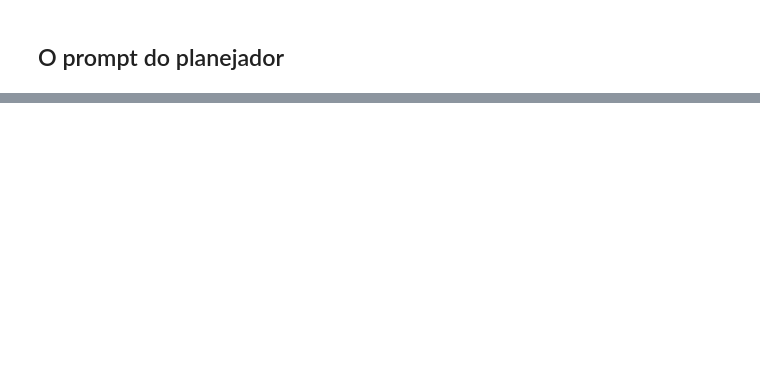
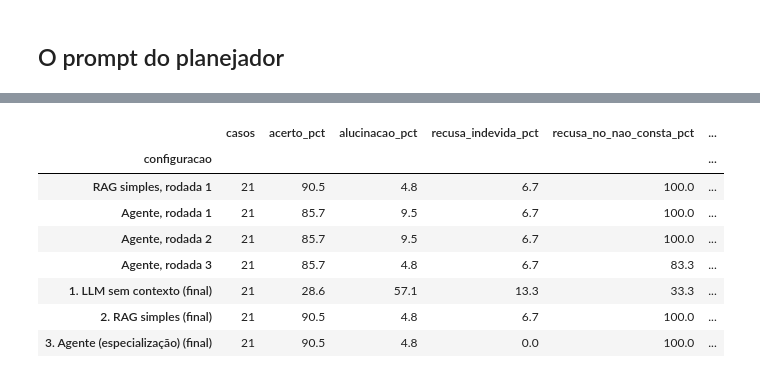
Before and after one commit to FelipeVoidela/GS2-2026-GENERATIVE-IA, a Jupyter notebook: notebooks/04_agente.ipynb, the cells around one changed output, grey strips where cells are left out. Cells and saved outputs as stored; diff of their text form; code cells hidden in the pictures; blank space fills up the shorter version.

```diff
--- a/notebooks/04_agente.ipynb
+++ b/notebooks/04_agente.ipynb
@@ -99,2 +222,32 @@ pd.DataFrame(avaliacao.placar("dev"))[colunas]
+# %%
+colunas = ["configuracao", "casos", "acerto_pct", "alucinacao_pct", "recusa_indevida_pct", "recusa_no_nao_consta_pct", "citacao_correta_pct", "json_valido_pct", "chamadas_llm_media"]
+casos_dev = {c["id"]: c for c in avaliacao.carregar_casos("dev")}
+
+def placar_de_arquivo(caminho, rotulo):
+    rs = [json.loads(l) for l in open(caminho, encoding="utf-8") if l.strip()]
+    for r in rs:  # julga com o gabarito atual, para a comparação ser justa
+        r["julgamento"] = avaliacao.julgar(casos_dev[r["id"]], r)
+    return {"configuracao": rotulo, **avaliacao.metricas(rs)}
+
+hist = config.DIR_AVALIACAO / "historico"
+rodadas = pd.DataFrame([
+    placar_de_arquivo(hist / "dev_rodada1_rag.jsonl", "RAG simples, rodada 1"),
+    placar_de_arquivo(hist / "dev_rodada1_agente.jsonl", "Agente, rodada 1"),
+    placar_de_arquivo(hist / "dev_rodada2_agente.jsonl", "Agente, rodada 2"),
+    placar_de_arquivo(hist / "dev_rodada3_agente.jsonl", "Agente, rodada 3"),
+])
+final = pd.DataFrame(avaliacao.placar("dev"))
+final["configuracao"] = final["configuracao"] + " (final)"
+pd.concat([rodadas, final])[colunas].set_index("configuracao")
+# %% [output]
+|  | casos | acerto_pct | alucinacao_pct | recusa_indevida_pct | recusa_no_nao_consta_pct | ... |
+| configuracao |  |  |  |  |  | ... |
+| RAG simples, rodada 1 | 21 | 90.5 | 4.8 | 6.7 | 100.0 | ... |
+| Agente, rodada 1 | 21 | 85.7 | 9.5 | 6.7 | 100.0 | ... |
+| Agente, rodada 2 | 21 | 85.7 | 9.5 | 6.7 | 100.0 | ... |
+| Agente, rodada 3 | 21 | 85.7 | 4.8 | 6.7 | 83.3 | ... |
+| 1. LLM sem contexto (final) | 21 | 28.6 | 57.1 | 13.3 | 33.3 | ... |
+| 2. RAG simples (final) | 21 | 90.5 | 4.8 | 6.7 | 100.0 | ... |
+| 3. Agente (especialização) (final) | 21 | 90.5 | 4.8 | 0.0 | 100.0 | ... |
 # %%
 r_rag, r_ag = avaliacao.carregar_resultados("rag"), avaliacao.carregar_resultados("agente")
```
Also changed, not shown: parts of 23 cells of this notebook, 16 other files.
